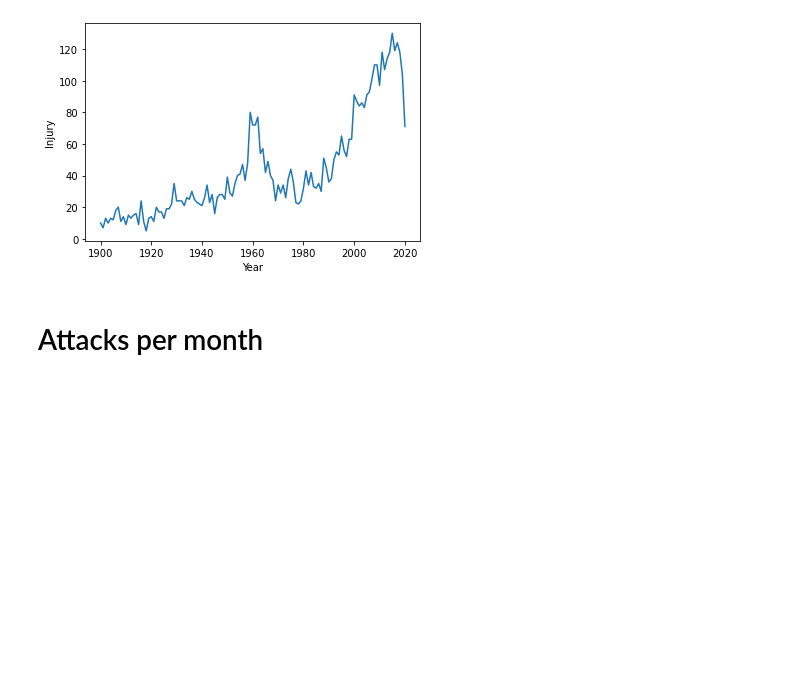
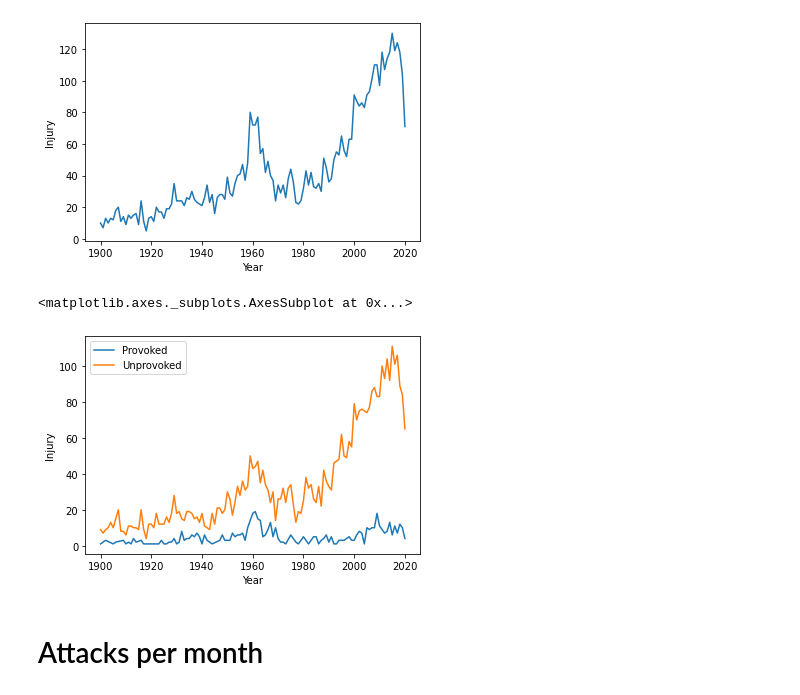
Before and after one commit to bt02/Shark-Attack-Data, a Jupyter notebook: eda.ipynb, the cells around one changed output. Saved outputs shown, nothing was run; the diff lists cells and outputs as text; code cells hidden in the pictures; blank space fills up the shorter version.

Commit message:
modified attack per year graph

```diff
--- a/eda.ipynb
+++ b/eda.ipynb
@@ -32,3 +34,20 @@ sns.lineplot(x='Year', y='Injury', data=total_year);
+# %%
+p_group = provoked.groupby('Year').count()
+p_group.reset_index(inplace=True)
+# %%
+p_group = p_group[24:]
+# %%
+unprovoked  = df[df.Type == 'Unprovoked']
+u_group = unprovoked.groupby('Year').count()
+u_group.reset_index(inplace=True)
+# %%
+u_group = u_group[103:]
+# %%
+sns.lineplot(x='Year', y='Injury', data=p_group, legend='brief', label="Provoked");
+sns.lineplot(x='Year', y='Injury', data=u_group, label = 'Unprovoked')
+# %% [output]
+<matplotlib.axes._subplots.AxesSubplot at 0x...>
+[figure, added]
 # %% [markdown]
 # Attacks per month
 # %%
```
Also changed, not shown: parts of 2 cells of this notebook.
